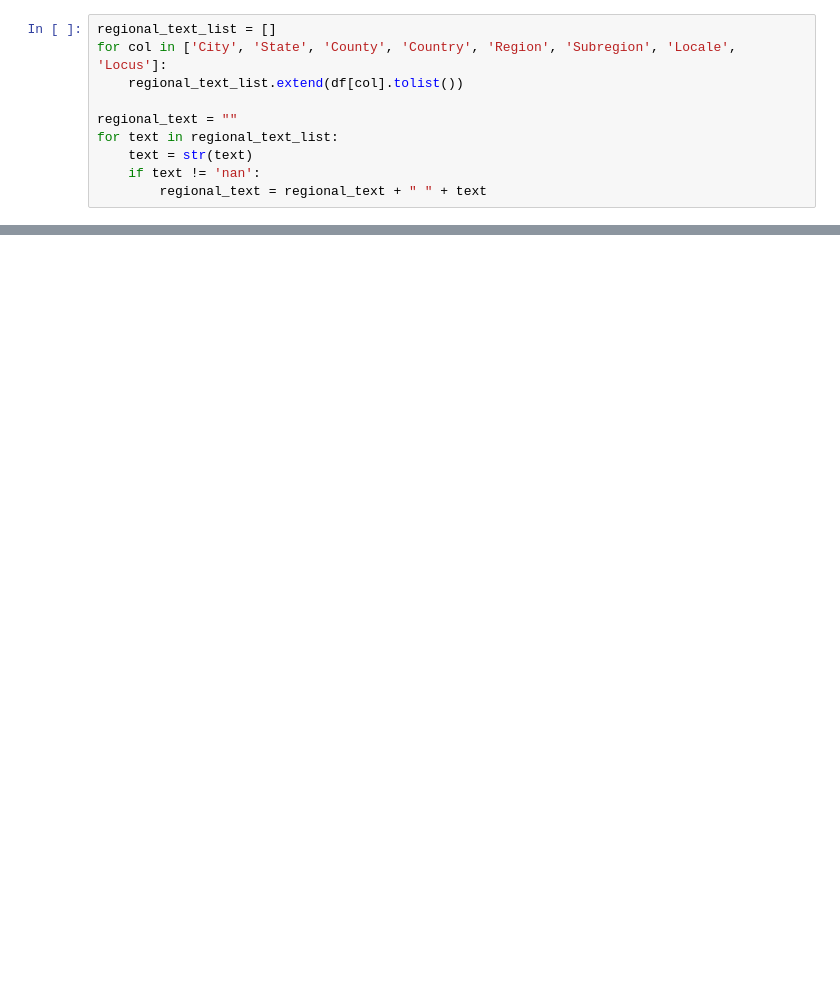
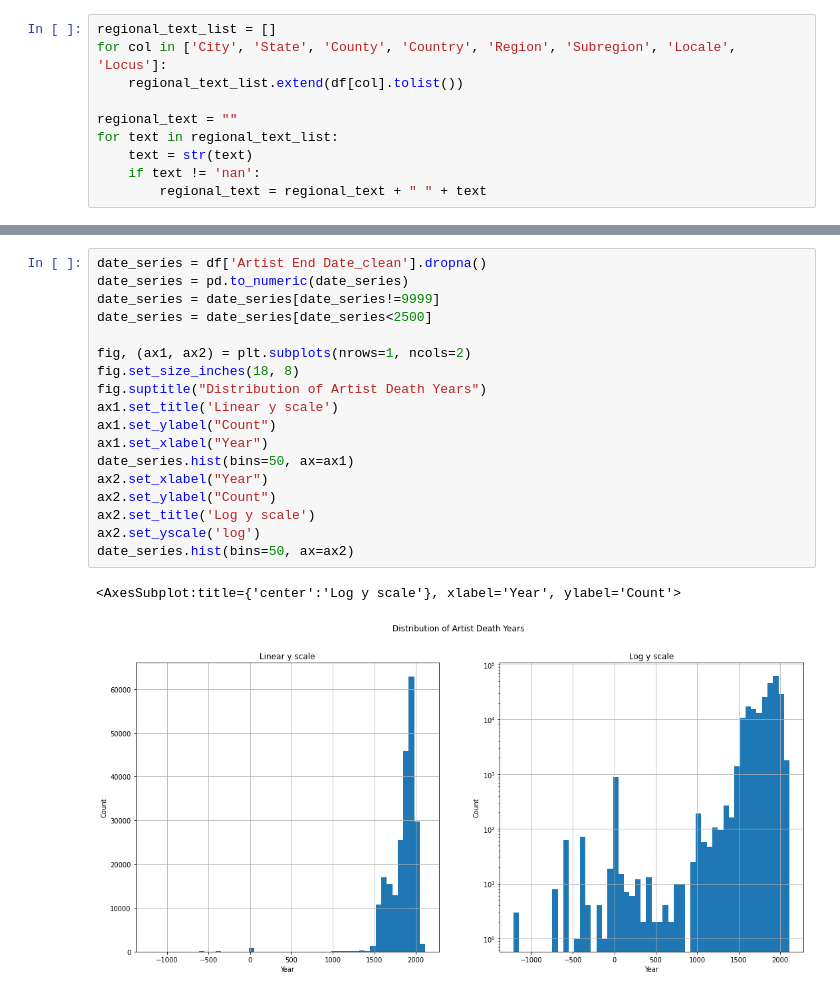
Before and after one commit to agraham85/metmuseum-datamining, a Jupyter notebook: mike_visuals.ipynb, the cells around one changed output, grey strips where cells are left out. Cells and saved outputs as stored; diff of their text form; blank space fills up the shorter version.

```diff
--- a/mike_visuals.ipynb
+++ b/mike_visuals.ipynb
@@ -65,0 +99,21 @@ plt.show()
+# %%
+date_series = df['Artist End Date_clean'].dropna()
+date_series = pd.to_numeric(date_series)
+date_series = date_series[date_series!=9999]
+date_series = date_series[date_series<2500]
+
+fig, (ax1, ax2) = plt.subplots(nrows=1, ncols=2)
+fig.set_size_inches(18, 8)
+fig.suptitle("Distribution of Artist Death Years")
+ax1.set_title('Linear y scale')
+ax1.set_ylabel("Count")
+ax1.set_xlabel("Year")
+date_series.hist(bins=50, ax=ax1)
+ax2.set_xlabel("Year")
+ax2.set_ylabel("Count")
+ax2.set_title('Log y scale')
+ax2.set_yscale('log')
+date_series.hist(bins=50, ax=ax2)
+# %% [output]
+<AxesSubplot:title={'center':'Log y scale'}, xlabel='Year', ylabel='Count'>
+[figure, added]
```
Also changed, not shown: parts of 14 cells of this notebook, 9 other files.
